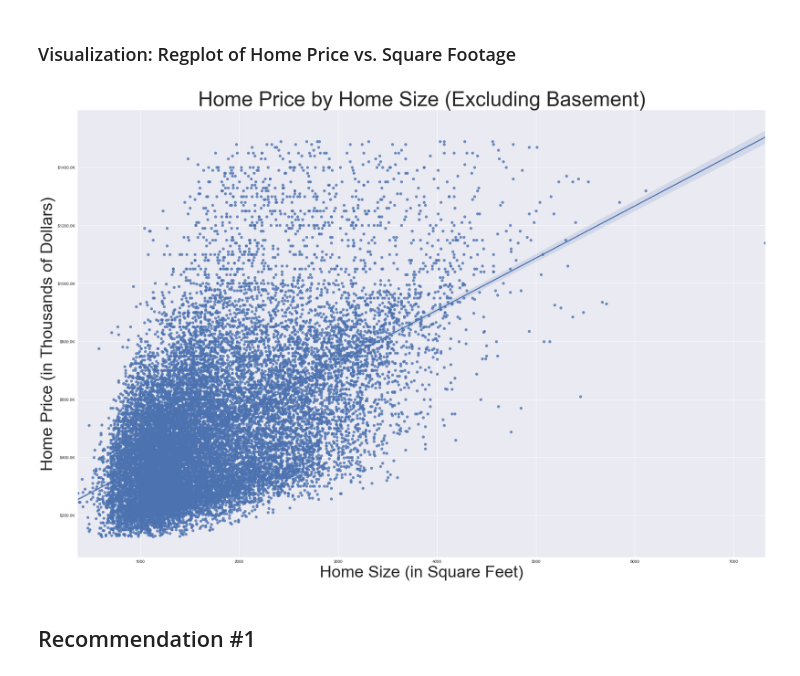
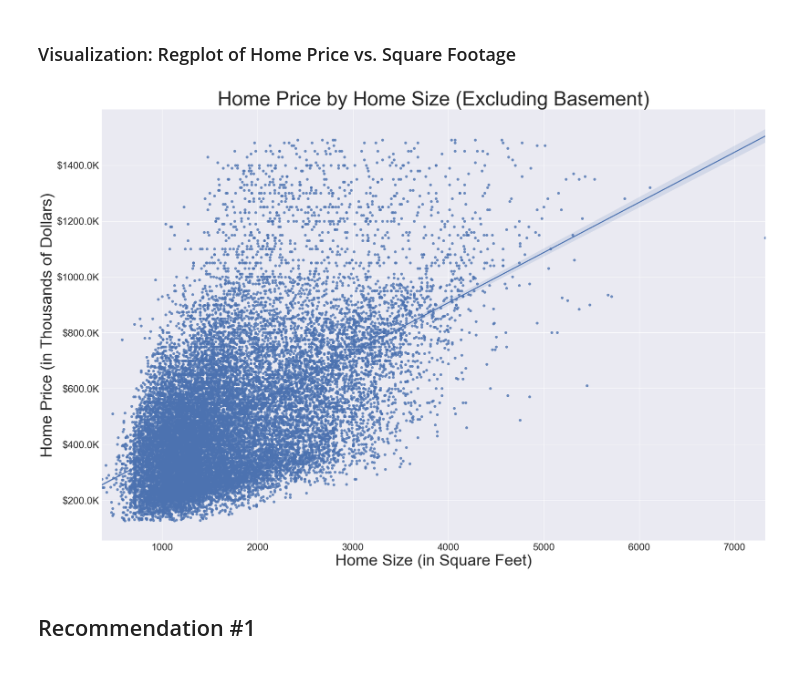
Before and after one commit to jxn628/dsc-home-price-analysis, a Jupyter notebook: student.ipynb, the cells around one changed output. Cells and saved outputs as stored; diff of their text form; code cells hidden in the pictures.

```diff
--- a/student.ipynb
+++ b/student.ipynb
@@ -1186,23 +1186,23 @@ These features have a negative coefficient in regards to home price. If the clie
 # %%
 fig, ax = plt.subplots(figsize=(30,20))
 
 p =sns.regplot('sqft_above','price', data=final_df);
 
 plt.title('Home Price by Home Size (Excluding Basement)', fontsize=50)# Set Title
 
 
 plt.xlabel('Home Size (in Square Feet)', fontsize=40)# Set x-axis label
-plt.xticks(fontsize=15)
+plt.xticks(fontsize=25)
 
 plt.ylabel('Home Price (in Thousands of Dollars)', fontsize=40)# Set y-axis label
 p.yaxis.set_major_formatter(display_thousands)
-plt.yticks(fontsize=15)
+plt.yticks(fontsize=25)
 
 plt.savefig('images/home_price_by_home_size')
 
 plt.show();
 # %% [output]
-[figure, old version]
+[figure, new version]
 # %% [markdown]
 ## Recommendation #1
 # %% [markdown]
```
Also changed, not shown: parts of 2 cells of this notebook.
